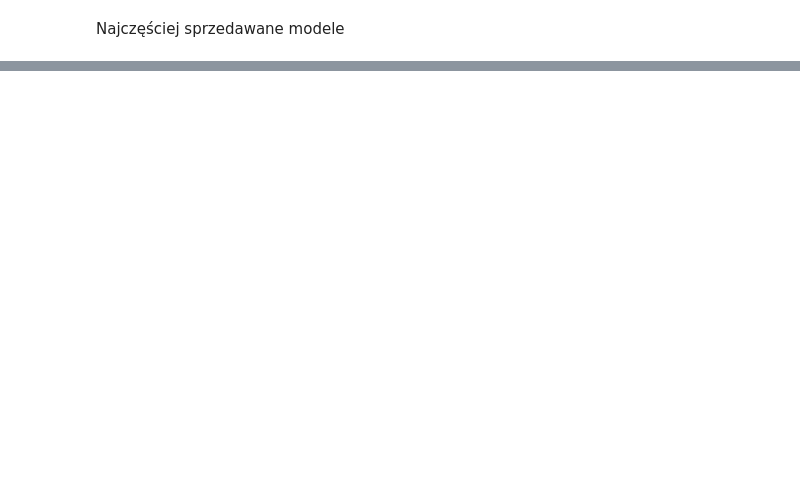
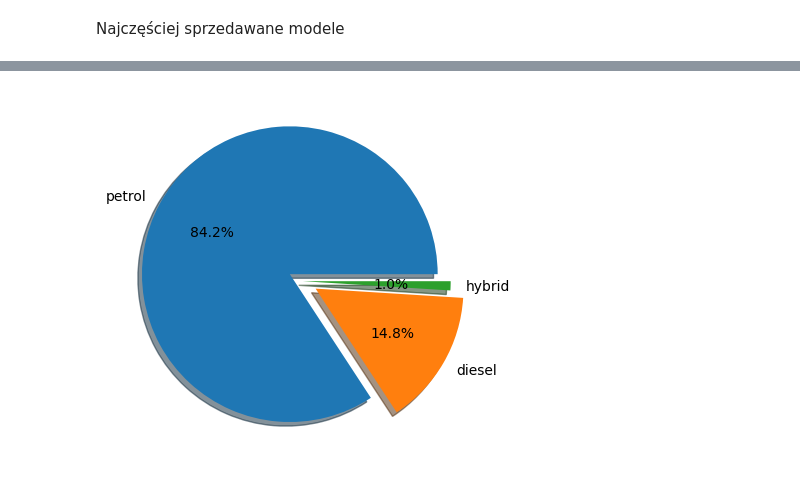
Before and after one commit to dyzioq/data-analysis-project, a Jupyter notebook: notebook.ipynb, the cells around one changed output, grey strips where cells are left out. Drawn from its saved outputs; the diff is of its cells as text; code cells hidden in the pictures; blank space fills up the shorter version.

```diff
--- a/notebook.ipynb
+++ b/notebook.ipynb
@@ -261,0 +312,7 @@ Procentowe przedstawienie rodzaju paliwa wykorzystywanego przez dany model
+# %%
+fuel = dataSet["Fuel"].value_counts()
+#plt.pie(fuel.keys(), labels=fuel.values)
+plt.pie(fuel.values, labels=fuel.keys().to_list(), autopct='%1.1f%%', explode=(0.1, 0.1, 0), shadow=True)
+plt.show()
+# %% [output]
+[figure, added]
```
Also changed, not shown: parts of 14 cells of this notebook.
